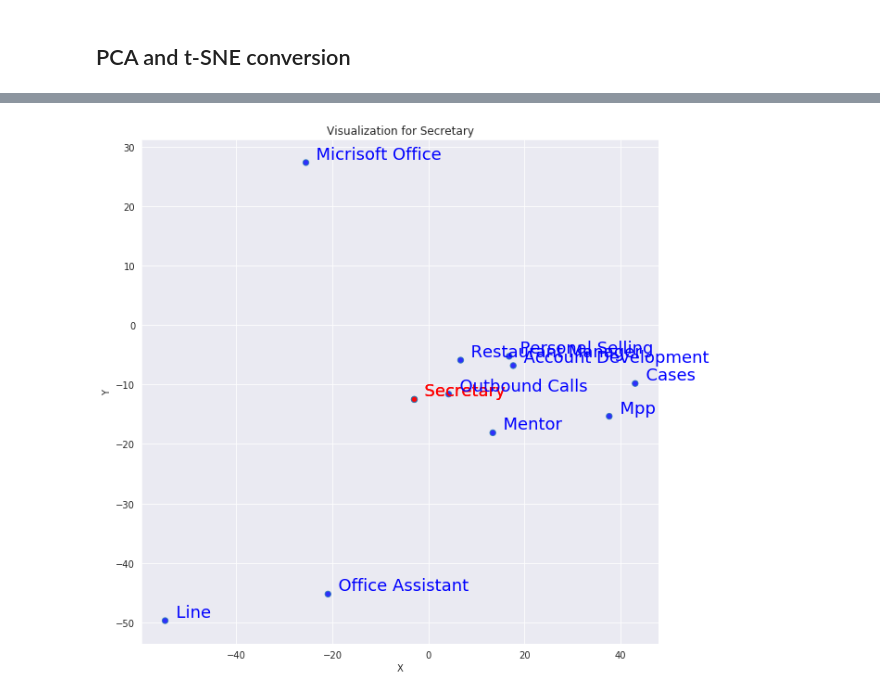
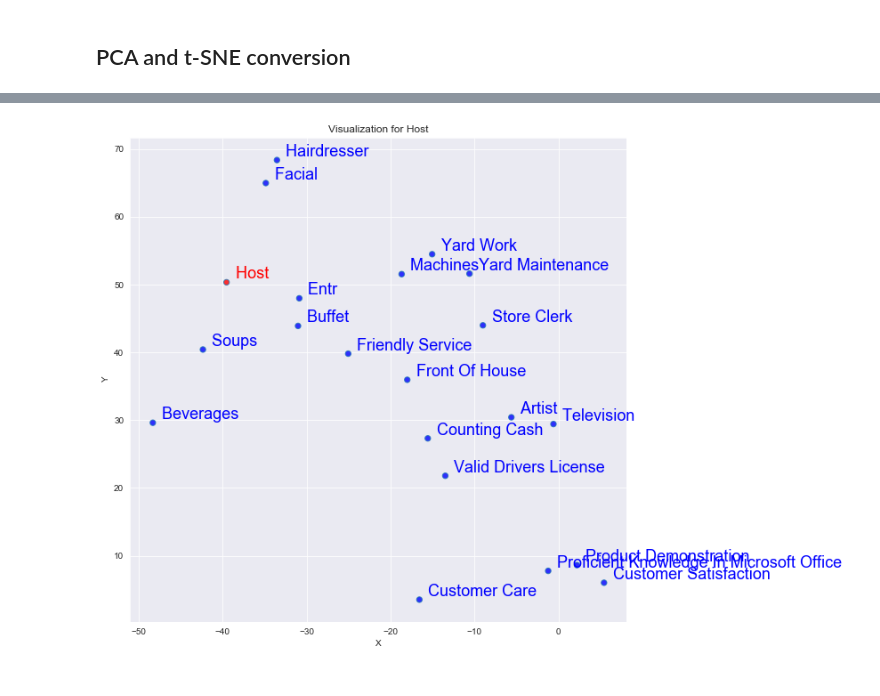
Before and after one commit to btruhand/job-advisor, a Jupyter notebook: doctovec_kmean.ipynb, the cells around one changed output, grey strips where cells are left out. Cells and saved outputs as stored; diff of their text form; code cells hidden in the pictures.

Commit message:
Modify kmeans using word2vec and doc2vec a bit to make results a bit more clear and correct

```diff
--- a/doctovec_kmean.ipynb
+++ b/doctovec_kmean.ipynb
@@ -28,7 +122,7 @@ model1.train(documents=documents, total_examples=model1.corpus_count, epochs=50)
 %%capture
 # Load wordtovec notebook
 # Keep both notebooks in the same folder
-from ipynb.fs.full.wordtovec import tsneconversion, cluster_visualization
+#from ipynb.fs.full.wordtovec import tsneconversion, cluster_visualization
 
 import matplotlib.pyplot as plt
 import seaborn as sns
@@ -36,6 +130,3 @@ import numpy as np
 sns.set_style("darkgrid")
 from sklearn.decomposition import PCA
 from sklearn.manifold import TSNE
-
-
-df_tsne, Y = tsneconversion(model1, 'cook', ['data scientist', 'janitor', 'waiter'])
@@ -63,3 +137,7 @@ unique_jobs = set(job_label)
 job_vectors = []
 for job in unique_jobs:
     job_vectors.append(model1[job])
+# %%
+for job in unique_jobs:
+  df_tsne, Y = tsneconversion(model1, job, ['cook', 'janitor', 'waiter', 'software engineer'])
+  cluster_visualization(df_tsne, job, Y, 300, 200)
@@ -85,17 +177,23 @@ import nltk
 from nltk.cluster import KMeansClusterer
 
 NUM_CLUSTERS = 15
-kclusterer = KMeansClusterer(NUM_CLUSTERS, distance=nltk.cluster.util.cosine_distance, repeats=50)
+initial_means = [model1[job] for job in unique_jobs]
+
+kclusterer = KMeansClusterer(
+  NUM_CLUSTERS,
+  distance=nltk.cluster.util.cosine_distance,
+  initial_means=initial_means
+)
 assigned_clusters = kclusterer.cluster(all_vec, assign_clusters=True)
 # %%
 # For visualization
 
 # Reduces the dimensionality from 300 to 50 dimensions with PCA
-reduc = PCA(n_components=50).fit_transform(all_vec)
+#reduc = PCA(n_components=50).fit_transform(all_vec)
 # Finds t-SNE coordinates for 2 dimensions
 np.set_printoptions(suppress=True)
 
-Y = TSNE(n_components=2, random_state=0, perplexity=15).fit_transform(reduc)
+Y = TSNE(n_components=2, random_state=0, perplexity=15).fit_transform(all_vec)
 # %%
 # Create dataframe with skills and corresponding cluster number and TSNE co-ordinates
 
@@ -104,17 +223,17 @@ df_cluster = pd.DataFrame({'skill': skills_and_jobs, 'cluster': assigned_cluster
 # %%
-## CLuser plot for secretary
-secretary = df_cluster[df_cluster.skill == 'secretary']
-secretary.loc[:,"color"] = "red"
-clust_number = secretary.cluster.values[0]
-df_secretary = df_cluster[df_cluster.cluster == clust_number]
+## Plot the cluster of plots with random points
+job = df_cluster.loc[[5]]
+job.loc[:,"color"] = "red"
+clust_number = job.cluster.values[0]
+cluster_df = df_cluster[df_cluster.cluster == clust_number]
 
-N_sample = 10
+N_sample = 20
 color = ["blue"] * N_sample
-df_plot = df_secretary.sample(N_sample, random_state=30)
+df_plot = cluster_df.sample(N_sample, random_state=30)
 df_plot["color"] = color
-df_plot = pd.concat([secretary, df_plot])
+df_plot = pd.concat([job, df_plot])
 df_plot = df_plot.reset_index(drop=True)
 
-cluster_visualization(df_plot, 'secretary', Y, 0, 0)
+cluster_visualization(df_plot, job.skill.values[0], Y, 0, 0)
 # %% [output]
-[figure, old version]
+[figure, new version]
```
Also changed, not shown: parts of 9 cells of this notebook, 1 other file.
